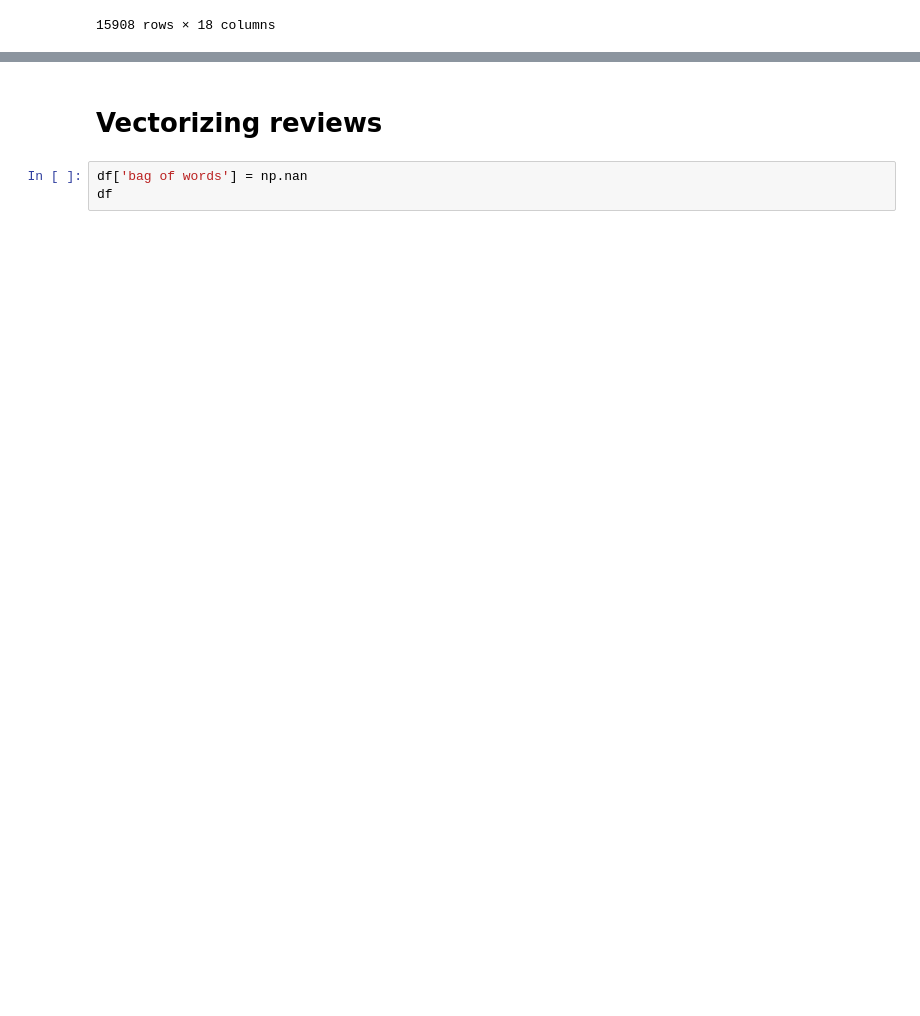
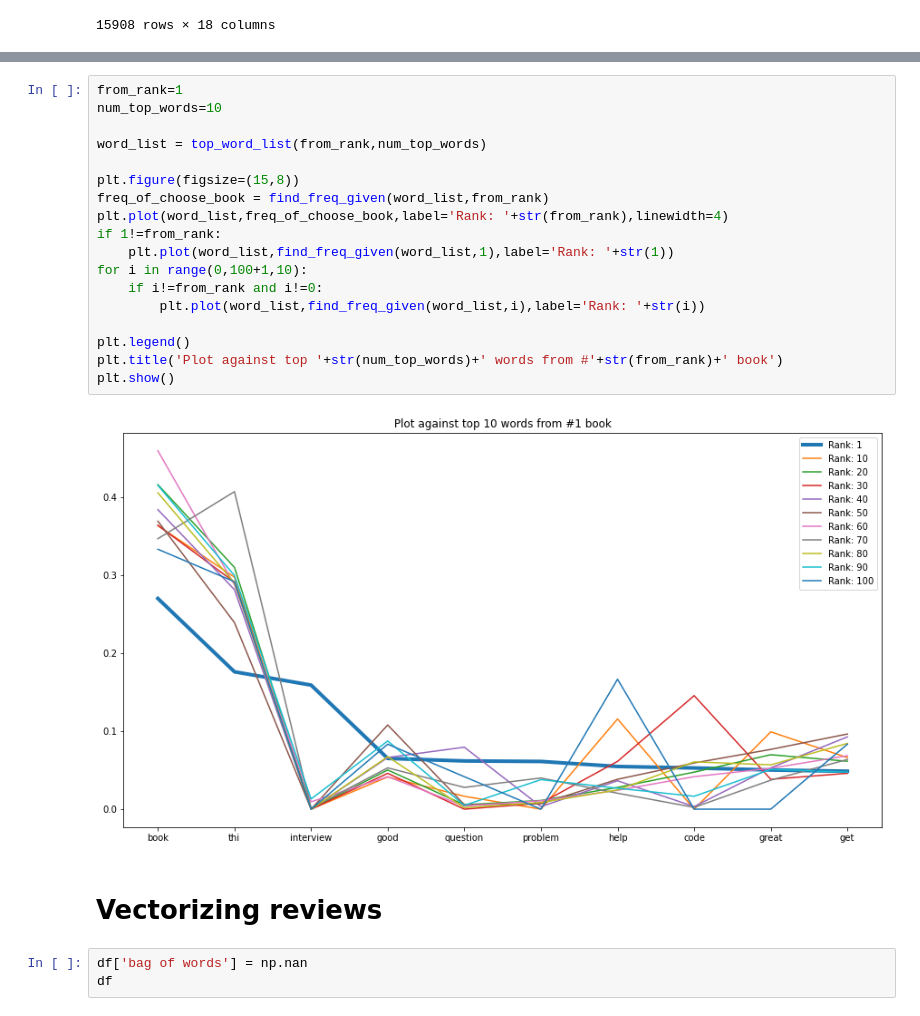
Before and after one commit to JGomez89/Project3-textmining-linearregression, a Jupyter notebook: Technique_1&2.ipynb, the cells around one changed output, grey strips where cells are left out. Saved outputs shown, nothing was run; the diff lists cells and outputs as text; blank space fills up the shorter version.

```diff
--- a/Technique_1&2.ipynb
+++ b/Technique_1&2.ipynb
@@ -184,3 +232,23 @@ plt.show()
+# %%
+from_rank=1
+num_top_words=10
+
+word_list = top_word_list(from_rank,num_top_words)
+
+plt.figure(figsize=(15,8))
+freq_of_choose_book = find_freq_given(word_list,from_rank)
+plt.plot(word_list,freq_of_choose_book,label='Rank: '+str(from_rank),linewidth=4)
+if 1!=from_rank:
+    plt.plot(word_list,find_freq_given(word_list,1),label='Rank: '+str(1))
+for i in range(0,100+1,10):
+    if i!=from_rank and i!=0:
+        plt.plot(word_list,find_freq_given(word_list,i),label='Rank: '+str(i))
+
+plt.legend()
+plt.title('Plot against top '+str(num_top_words)+' words from #'+str(from_rank)+' book')
+plt.show()
+# %% [output]
+[figure, added]
 # %% [markdown]
 # Vectorizing reviews
 # %%
```
Also changed, not shown: parts of 7 cells of this notebook.
